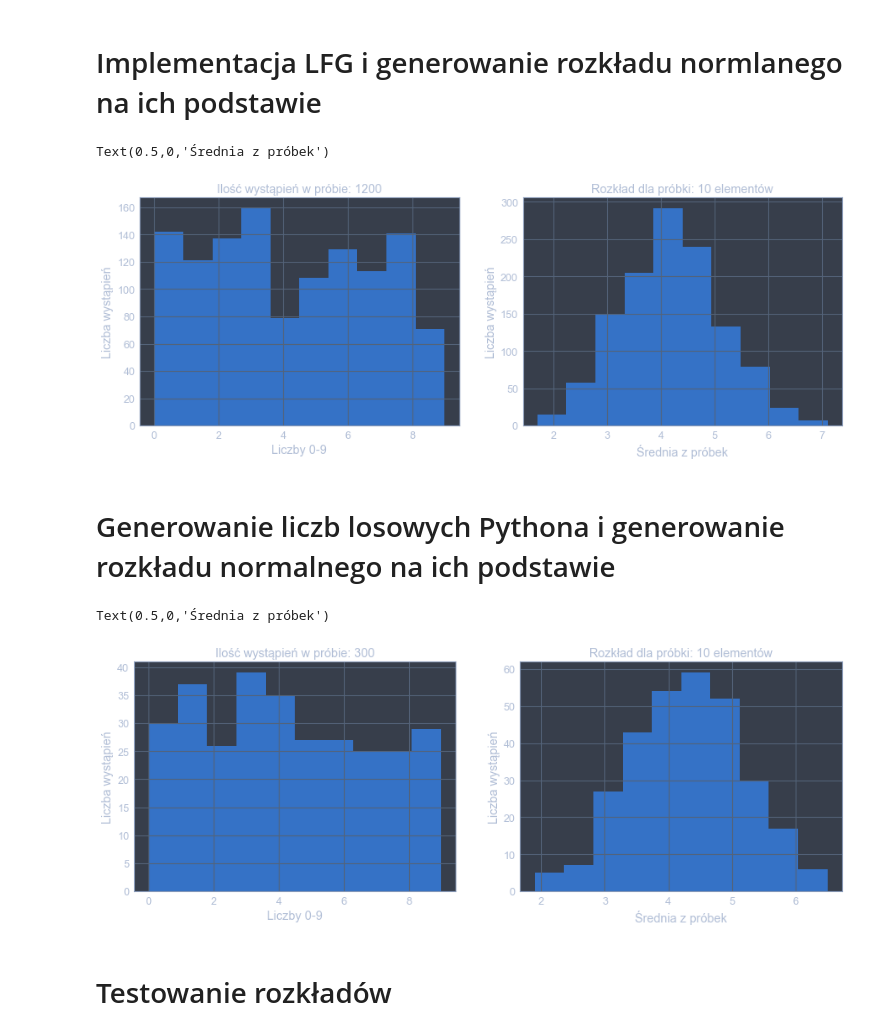
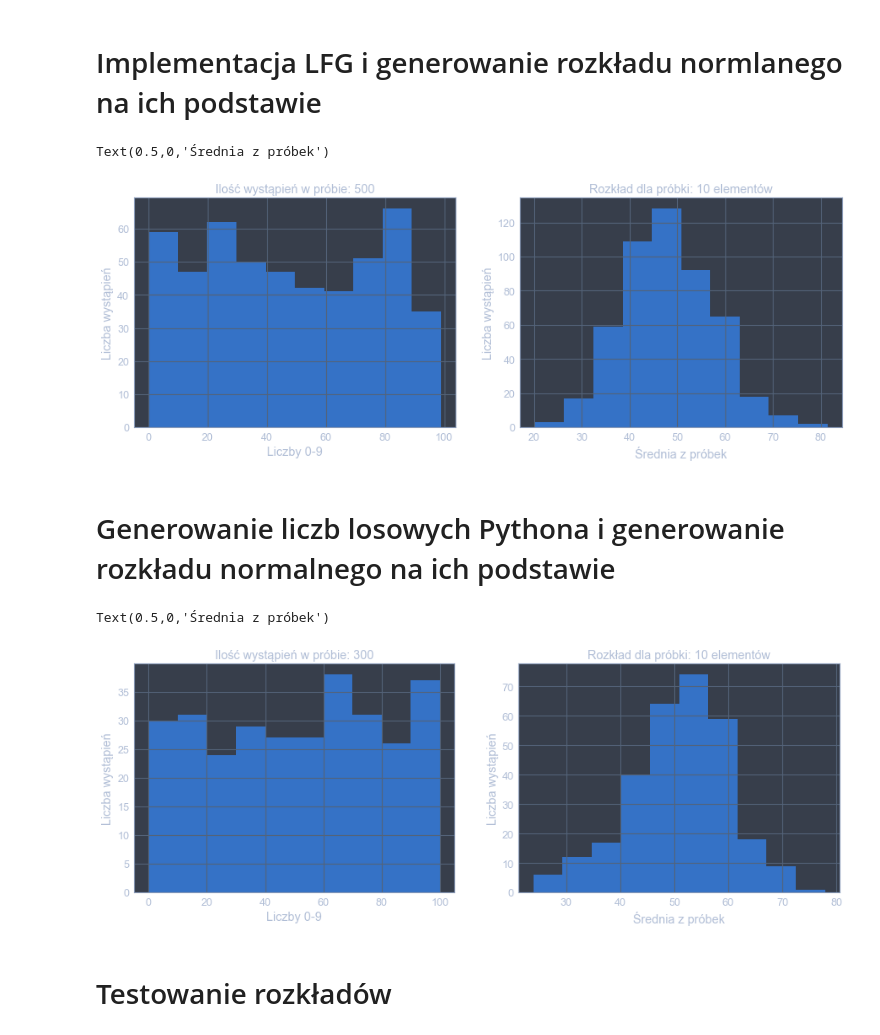
Before and after one commit to infoshareacademy/jdszw1-delta, a Jupyter notebook: Python_LFG/JDSZW1DE-18.ipynb, the cells around one changed output. Cells and saved outputs as stored; diff of their text form; code cells hidden in the pictures.

```diff
--- a/Python_LFG/JDSZW1DE-18.ipynb
+++ b/Python_LFG/JDSZW1DE-18.ipynb
@@ -16,7 +16,7 @@ from datetime import datetime
 # %%
 # generowanie liczb losowych na podstawie LFG
 
-LFGpop = 1200 # wielkość populacji
+LFGpop = 500 # wielkość populacji
 
 # losowy wiersz początkowy na podstawie milisekund
 millis = int(round(time.time() * 1000))
@@ -34,7 +34,7 @@ for n in range(int(LFGpop)):
 
    for i in range(len(s)):
        if i is 0:
-           out = (s[j-1] + s[k-1]) % 10 # the pseudorandom output
+           out = (s[j-2] + s[k-2]) % 100 # the pseudorandom output
 
        elif 0 < i < 6:
            s[i] = s[i+1] # shift the array
@@ -73,7 +73,7 @@ ax2.set_ylabel("Liczba wystąpień")
 ax2.set_xlabel("Średnia z próbek")
 # %% [output]
 Text(0.5,0,'Średnia z próbek')
-[figure, old version]
+[figure, new version]
 # %% [markdown]
 # Generowanie liczb losowych Pythona i generowanie rozkładu normalnego na ich podstawie
 # %%
@@ -82,38 +82,38 @@ PythPop= 300
 mylist = []
 
 for i in range(0,int(PythPop)):
-    pyth = random.randint(0,9)
+    pyth = random.randint(0,100)
     mylist.append(pyth)
 
 # wybieranie próbek do rozkładu normlanego z listy Pythona
 
 PythSample = 10
 cba2 = []
 x3=0
 
 while x3 < len(mylist):
    avg = (sum(random.sample(mylist,PythSample )))/PythSample
    cba2.append( avg )
    x3+=1
 
 # wykresy
 
 f = plt.figure(figsize=(15,5))
 ax3 = f.add_subplot(121)
 ax4 = f.add_subplot(122)
 
 ax3.hist(mylist)
 ax3.title.set_text("Ilość wystąpień w próbie: " + str(PythPop))
 ax3.set_ylabel("Liczba wystąpień")
 ax3.set_xlabel("Liczby 0-9")
 
 ax4.hist(cba2)
 ax4.title.set_text("Rozkład dla próbki: " + str(PythSample) + " elementów")
 ax4.set_ylabel("Liczba wystąpień")
 ax4.set_xlabel("Średnia z próbek")
 # %% [output]
 Text(0.5,0,'Średnia z próbek')
-[figure, old version]
+[figure, new version]
 # %% [markdown]
 # Testowanie rozkładów
 # %% [markdown]
```
Also changed, not shown: parts of 3 cells of this notebook.
